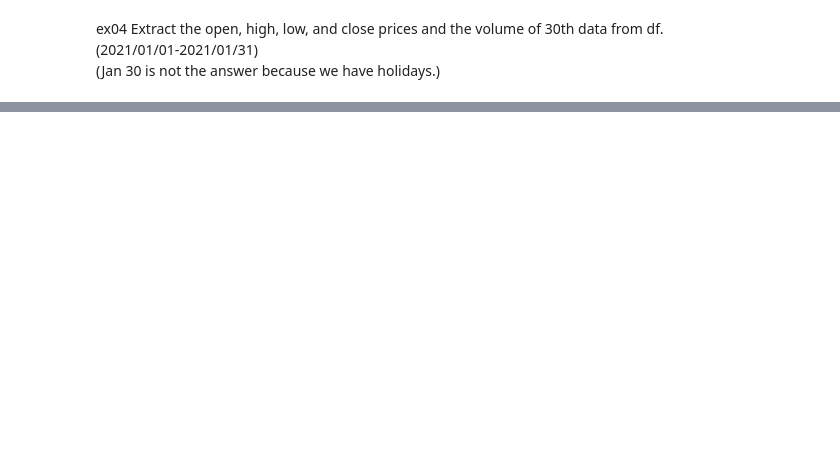
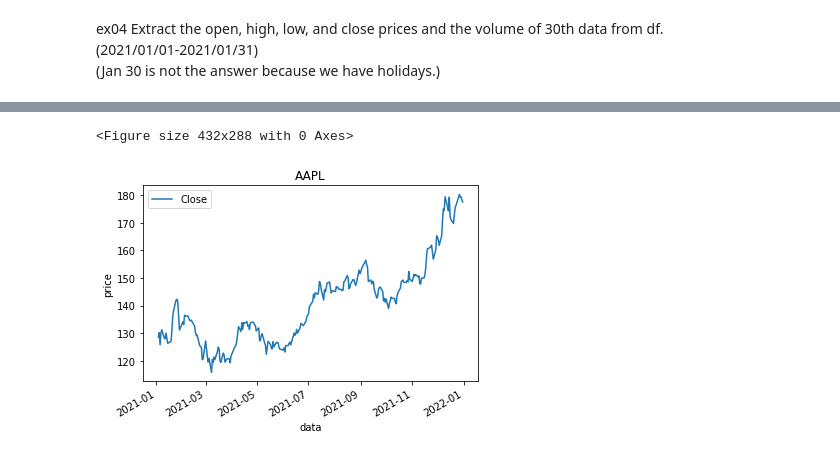
Before and after one commit to mmizuki1817/24Osaka, a Jupyter notebook: py02.ipynb, the cells around one changed output, grey strips where cells are left out. Drawn from its saved outputs; the diff is of its cells as text; code cells hidden in the pictures; blank space fills up the shorter version.

```diff
--- a/py02.ipynb
+++ b/py02.ipynb
@@ -102,0 +49,6 @@ Name: Close, Length: 252, dtype: float64
+# %%
+def main():
+  df = get_df
+  display(data['Close'])
+
+main()
@@ -103,21 +69,3 @@ Name: Close, Length: 252, dtype: float64
 # %% [markdown]
 ex03 Extract the open, high, low, and close prices and the volume of February 4 from df.
 dfから2021年2月4日の始値、高値、安値、終値と出来高を抽出します。
-# %%
-from pandas_datareader.stooq import StooqDailyReader
-from datetime import datetime
-
-def main():
-  df = get_dif()
-  extract = df.loc["2021-02-04"]
-  display(extract)
-
-def get_dif():
-  start = datetime(2021, 1, 1)
-  end = datetime(2021, 12, 31)
-  brand = 'AAPL'
-
-  stooq = StooqDailyReader(brand, start=start, end=end)
-  df = stooq.read()
-  return df
-main()
@@ -129,3 +84,10 @@ main()
 ex04 Extract the open, high, low, and close prices and the volume of 30th data from df.
 (2021/01/01-2021/01/31)
 (Jan 30 is not the answer because we have holidays.)
+# %%
+def main():
+  df = get_df()
+  extract = df.iloc[29]
+  display(extract)
+
+main()
@@ -131,0 +105,17 @@ ex04 Extract the open, high, low, and close prices and the volume of 30th data f
+# %%
+def main():
+  df = get_df()
+  plt_df(df)
+
+def plt_df(df):
+  plt.figure()
+  data[['Close']].plot()
+  plt.title("AAPL")
+  plt.xlabel("data", fontsize=10)
+  plt.ylabel("price", fontsize=10)
+  plt.savefig("AAPL_stooq.jpg")
+
+main()
+# %% [output]
+<Figure size 432x288 with 0 Axes>
+[figure, added]
```
Also changed, not shown: parts of 15 cells of this notebook.
